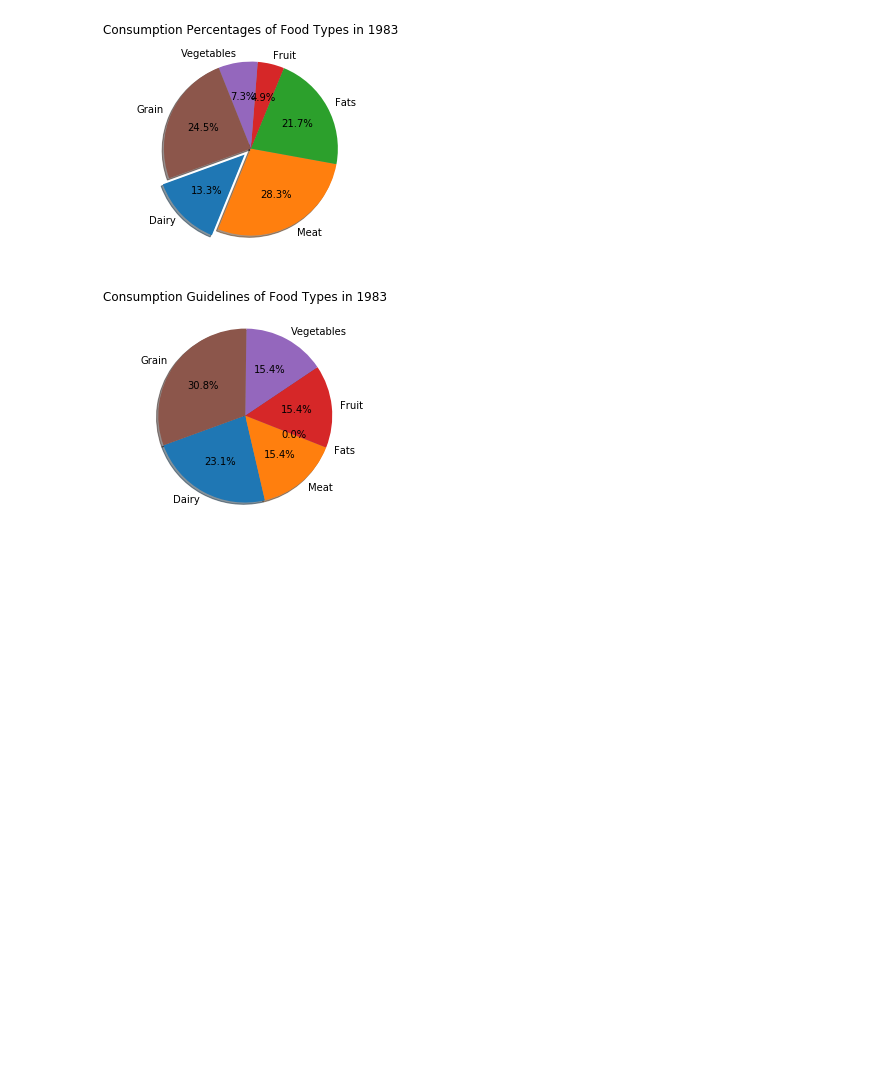
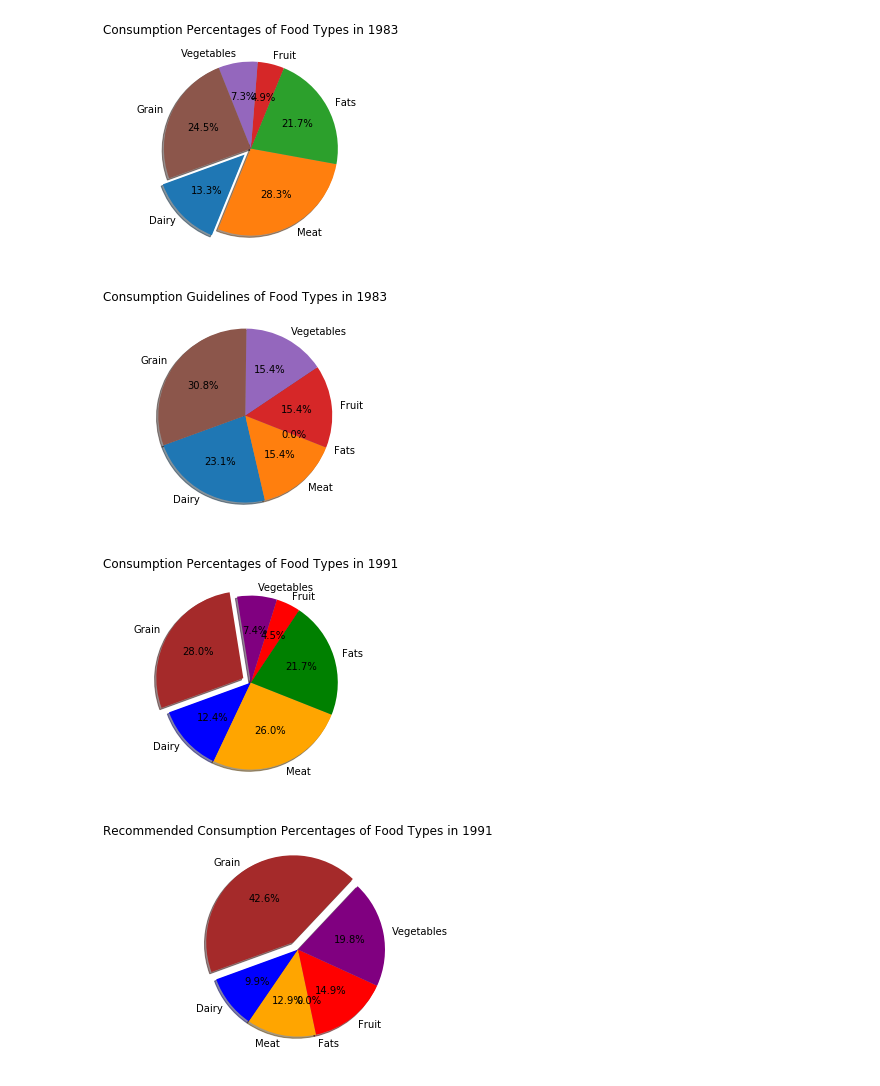
Before and after one commit to TrevorCap/PyramidProductions, a Jupyter notebook: Pyramid.ipynb, the cells around one changed output. Saved outputs shown, nothing was run; the diff lists cells and outputs as text; code cells hidden in the pictures; blank space fills up the shorter version.

```diff
--- a/Pyramid.ipynb
+++ b/Pyramid.ipynb
@@ -14,6 +15,7 @@ fruit = pd.read_csv("Resources/frtot.csv")
 veggie = pd.read_csv("Resources/vegtot.csv")
 grain = pd.read_csv("Resources/grains.csv")
 sugar = pd.read_csv("Resources/sugar.csv")
+recommended = pd.read_csv("Resources/Recommended.csv")
 fats.head()
 # %% [output]
 |  | Year | Variable | Unit | Commodity | Primary weight | Loss from primary to retail weight | Retail weight | ... |
@@ -134,3 +143,29 @@ plt.title("Consumption Guidelines of Food Types in 1983")
 plt.savefig("Images/Recommended_percentages_1983.png")
 # %% [output]
 [figure]
+# %%
+# Kayti' Block --------------------------------------
+#1991, index(13)
+data_1991 = total.loc[21,:]
+#print(data_1991)
+data=data_1991[[1,2,3,4,5,6]]
+#print(data)
+#Labels
+legend = ['Dairy', 'Meat', 'Fats', 'Fruit', 'Vegetables', 'Grain']
+colors = ['blue', 'orange', 'green', 'red', 'purple', 'brown']
+#print(legend)
+explode = (0, 0, 0, 0, 0, 0.1)
+#actual pie
+plt.figure(0)
+plt.pie(data, explode=explode, labels=legend, shadow=True, colors=colors, autopct="%1.1f%%", startangle=200)
+plt.title("Consumption Percentages of Food Types in 1991")
+#recommended pie
+plt.figure(1)
+rec_1991 = recommended.loc[21,:]
+data2=rec_1991[[3, 4, 6, 1, 5, 2]]
+plt.pie(data2, explode=explode, labels=legend, shadow=True, colors=colors, autopct="%1.1f%%", startangle=200)
+plt.title("Recommended Consumption Percentages of Food Types in 1991")
+plt.show()
+# %% [output]
+[figure, added]
+[figure, added]
```
Also changed, not shown: parts of 5 cells of this notebook, 1 other file.
